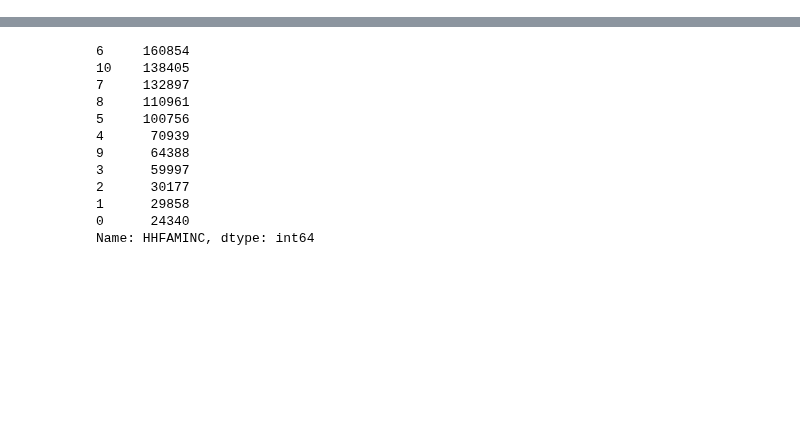
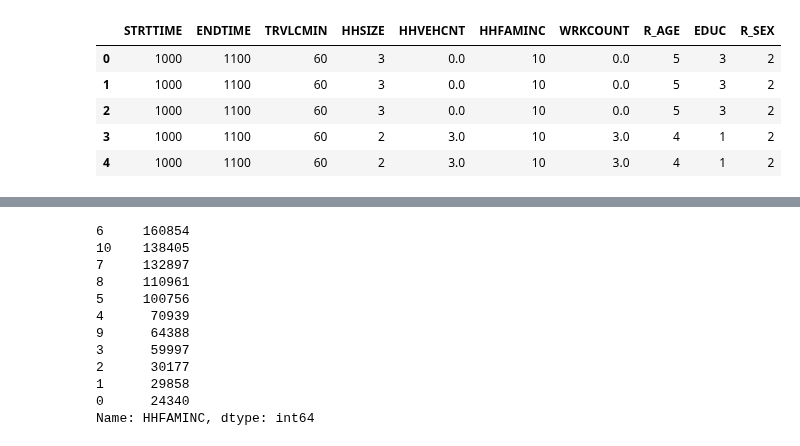
Before and after one commit to abuudarda/synthetic-population-simulation, a Jupyter notebook: Model/trainer.ipynb, the cells around one changed output, grey strips where cells are left out. Cells and saved outputs as stored; diff of their text form; code cells hidden in the pictures; blank space fills up the shorter version.

```diff
--- a/Model/trainer.ipynb
+++ b/Model/trainer.ipynb
@@ -67,0 +138,11 @@ final_data.head(10)
+# %%
+data_to_predict=pd.read_csv("C:\\Users\\abubabu\\Documents\\GitHub\\synthetic-population-simulation\Model\\shundordata.csv")
+data_to_predict=data_to_predict.drop(['Unnamed: 0'],axis=1)
+data_to_predict.head(5)
+# %% [output]
+|  | STRTTIME | ENDTIME | TRVLCMIN | HHSIZE | HHVEHCNT | HHFAMINC | WRKCOUNT | R_AGE | EDUC | R_SEX |
+| 0 | 1000 | 1100 | 60 | 3 | 0.0 | 10 | 0.0 | 5 | 3 | 2 |
+| 1 | 1000 | 1100 | 60 | 3 | 0.0 | 10 | 0.0 | 5 | 3 | 2 |
+| 2 | 1000 | 1100 | 60 | 3 | 0.0 | 10 | 0.0 | 5 | 3 | 2 |
+| 3 | 1000 | 1100 | 60 | 2 | 3.0 | 10 | 3.0 | 4 | 1 | 2 |
+| 4 | 1000 | 1100 | 60 | 2 | 3.0 | 10 | 3.0 | 4 | 1 | 2 |
```
Also changed, not shown: parts of 11 cells of this notebook, 5 other files.
